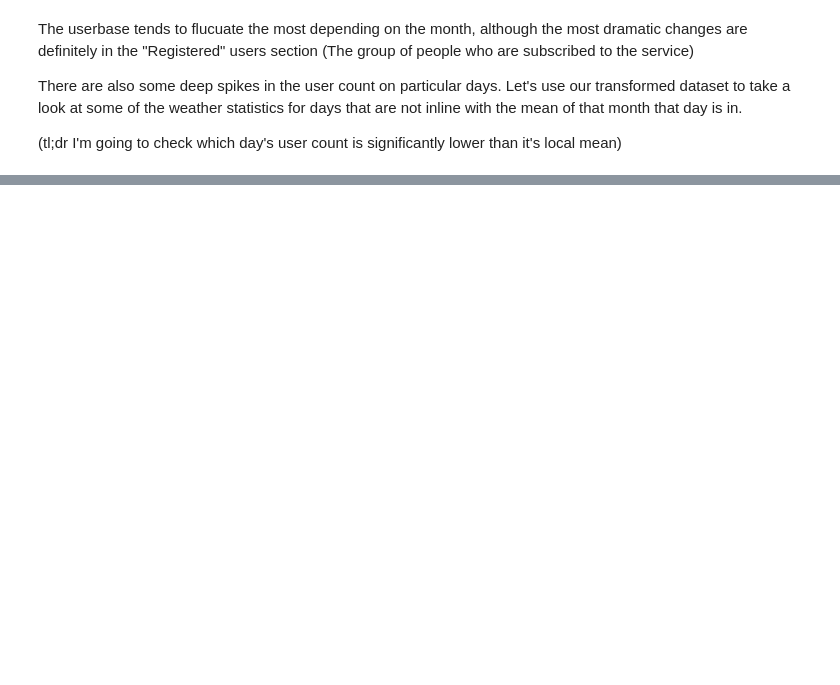
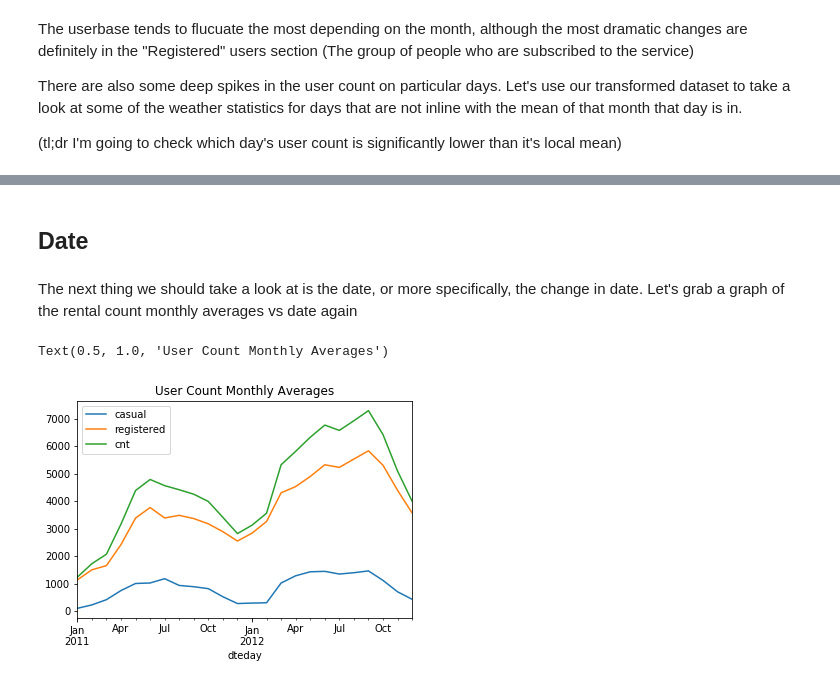
Before and after one commit to Norrick-McGee/ds-personal-projects, a Jupyter notebook: regression/Bike Rental Regression.ipynb, the cells around one changed output, grey strips where cells are left out. Cells and saved outputs as stored; diff of their text form; code cells hidden in the pictures; blank space fills up the shorter version.

```diff
--- a/regression/Bike Rental Regression.ipynb
+++ b/regression/Bike Rental Regression.ipynb
@@ -107,0 +165,11 @@ There are also some deep spikes in the user count on particular days. Let's use
+# %% [markdown]
+## Date
+# %% [markdown]
+The next thing we should take a look at is the date, or more specifically, the change in date.
+Let's grab a graph of the rental count monthly averages vs date again
+# %%
+df.resample('M').mean()[['casual','registered','cnt']].plot()
+plt.title('User Count Monthly Averages')
+# %% [output]
+Text(0.5, 1.0, 'User Count Monthly Averages')
+[figure, added]
```
Also changed, not shown: parts of 30 cells of this notebook, 1 other file.
